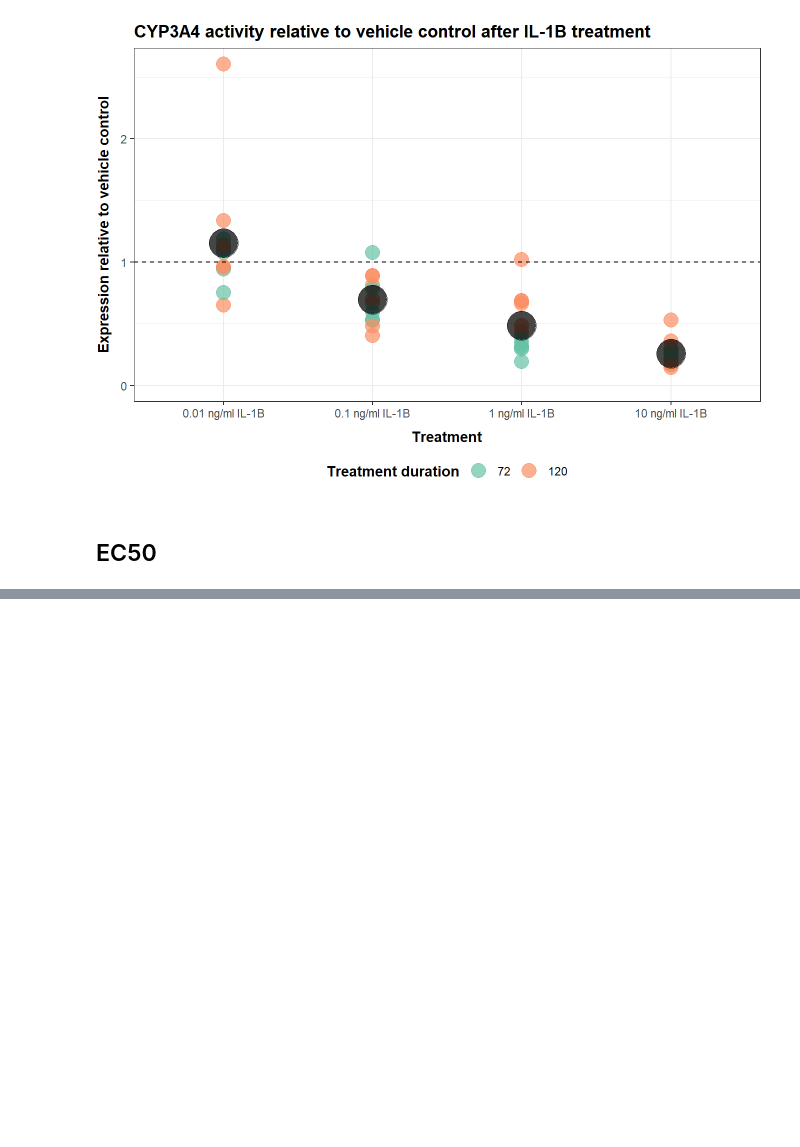
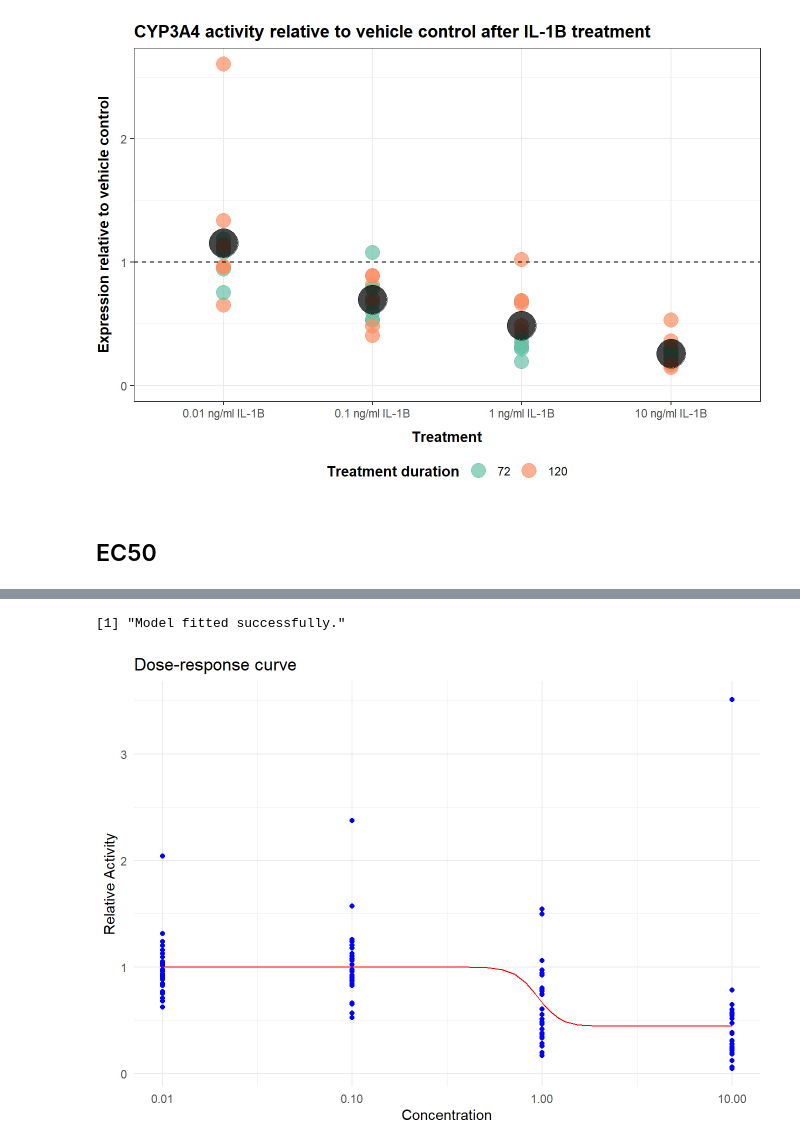
Before and after one commit to andreasludvig/manuscript, a Jupyter notebook: notebooks/LCMS/LCMS.embed.ipynb, the cells around one changed output, grey strips where cells are left out. Saved outputs shown, nothing was run; the diff lists cells and outputs as text; code cells hidden in the pictures; blank space fills up the shorter version.

```diff
--- a/notebooks/LCMS/LCMS.embed.ipynb
+++ b/notebooks/LCMS/LCMS.embed.ipynb
@@ -567,0 +623,48 @@ ggplot(data = IL1B_combined_data) +
+# %%
+# The 4-parameter logistic model function remains the same
+fourPL <- function(x, Top, Bottom, IC50, HillSlope) {
+  Bottom + (Top - Bottom) / (1 + (x / IC50)^(-HillSlope))
+}
+
+# Ensure EC50_IL6 is filtered and contains no NA values for the fitting
+EC50_IL6_filtered <- EC50_IL6 %>% filter(!is.na(Concentration) & Concentration > 0 & !is.na(relative_amount))
+
+# Adjust initial parameter estimates
+Top_est <- max(EC50_IL6_filtered$relative_amount, na.rm = TRUE)
+Bottom_est <- min(EC50_IL6_filtered$relative_amount, na.rm = TRUE)
+IC50_est <- median(EC50_IL6_filtered$Concentration, na.rm = TRUE) # Assuming this is a reasonable estimate
+HillSlope_est <- 1 # Starting with a neutral slope
+
+# Fit the model with adjusted initial estimates
+model <- tryCatch({
+  nlsLM(relative_amount ~ fourPL(Concentration, Top, Bottom, IC50, HillSlope),
+        data = EC50_IL6_filtered,
+        start = list(Top = Top_est, Bottom = Bottom_est, IC50 = IC50_est, HillSlope = HillSlope_est))
+}, error = function(e) e)
+
+# Check if model fitting was successful
+if(inherits(model, "error")) {
+  print("Model fitting encountered an error:")
+  print(model$message)
+} else {
+  print("Model fitted successfully.")
+}
+# %% [output]
+[1] "Model fitted successfully."
+# %%
+#| label: fig-dose-response-act-il6
+
+# Generate predictions from the model across a range of concentrations
+new_data <- data.frame(Concentration = seq(min(EC50_IL6_filtered$Concentration, na.rm = TRUE),
+                                           max(EC50_IL6_filtered$Concentration, na.rm = TRUE), length.out = 100))
+new_data$Predicted <- predict(model, newdata = new_data)
+
+# Plot the dose-response curve
+ggplot() +
+  geom_point(data = EC50_IL6_filtered, aes(x = Concentration, y = relative_amount), color = "blue") +
+  geom_line(data = new_data, aes(x = Concentration, y = Predicted), color = "red") +
+  labs(title = "Dose-response curve", x = "Concentration", y = "Relative Activity") +
+  theme_minimal() +
+  scale_x_log10()
+# %% [output]
+[figure, added]
```
Also changed, not shown: parts of 5 cells of this notebook, 19 other files.
